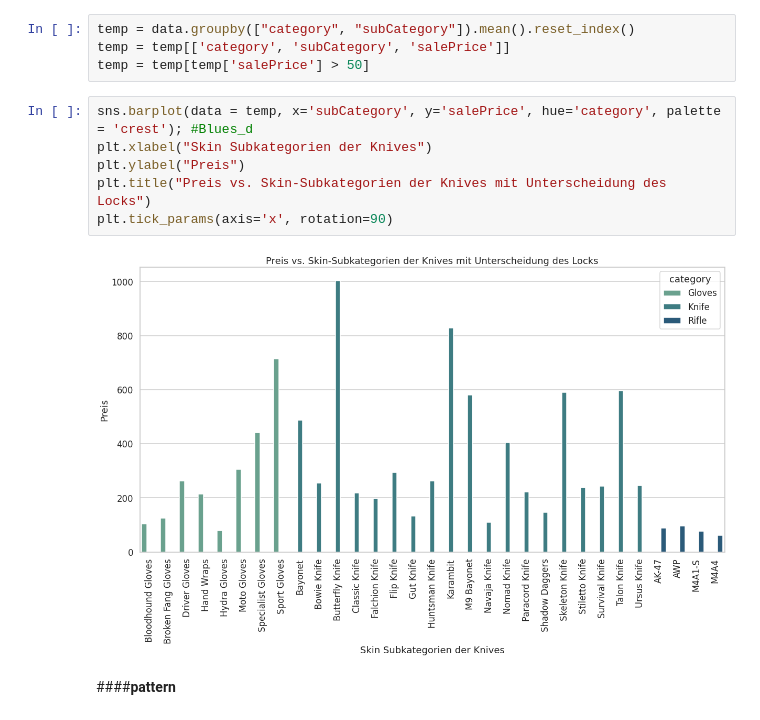
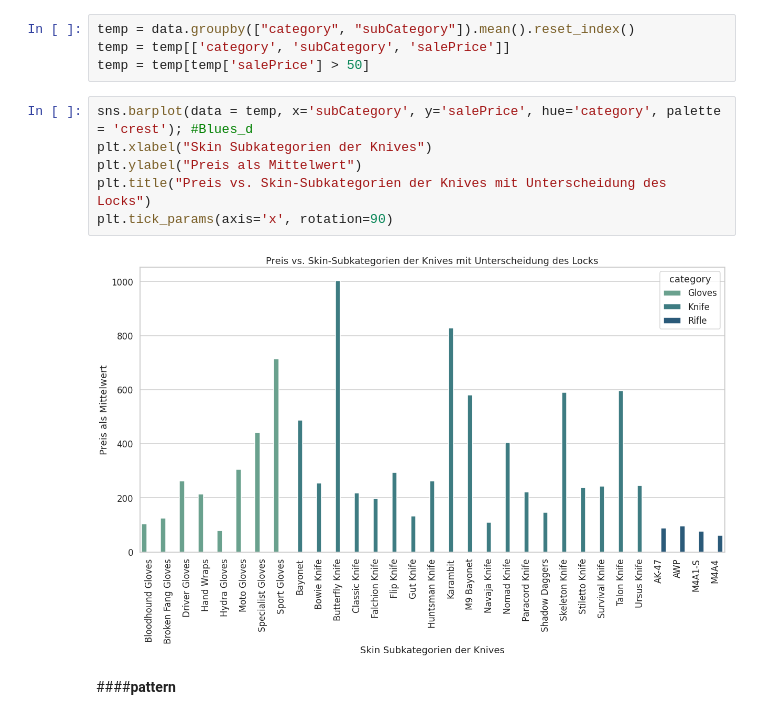
Before and after one commit to princessivy/Analyzing_CSGO_SkinPrices, a Jupyter notebook: CSGO_Analytics.ipynb, the cells around one changed output. Saved outputs shown, nothing was run; the diff lists cells and outputs as text.

```diff
--- a/CSGO_Analytics.ipynb
+++ b/CSGO_Analytics.ipynb
@@ -765,11 +765,11 @@ temp = temp[temp['salePrice'] > 50]
 # %%
 sns.barplot(data = temp, x='subCategory', y='salePrice', hue='category', palette = 'crest'); #Blues_d
 plt.xlabel("Skin Subkategorien der Knives")
-plt.ylabel("Preis")
+plt.ylabel("Preis als Mittelwert")
 plt.title("Preis vs. Skin-Subkategorien der Knives mit Unterscheidung des Locks")
 plt.tick_params(axis='x', rotation=90)
 # %% [output]
-[figure, old version]
+[figure, new version]
 # %% [markdown]
 ####**pattern**
 # %% [markdown]
```
